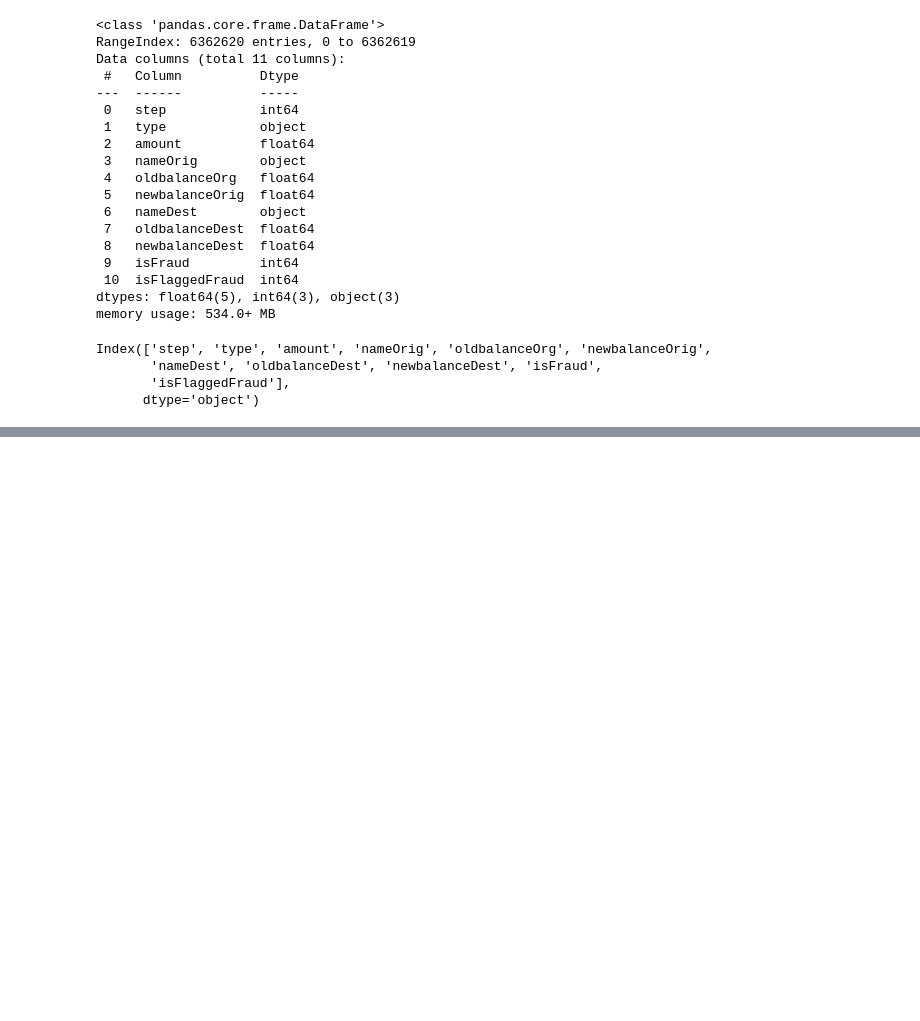
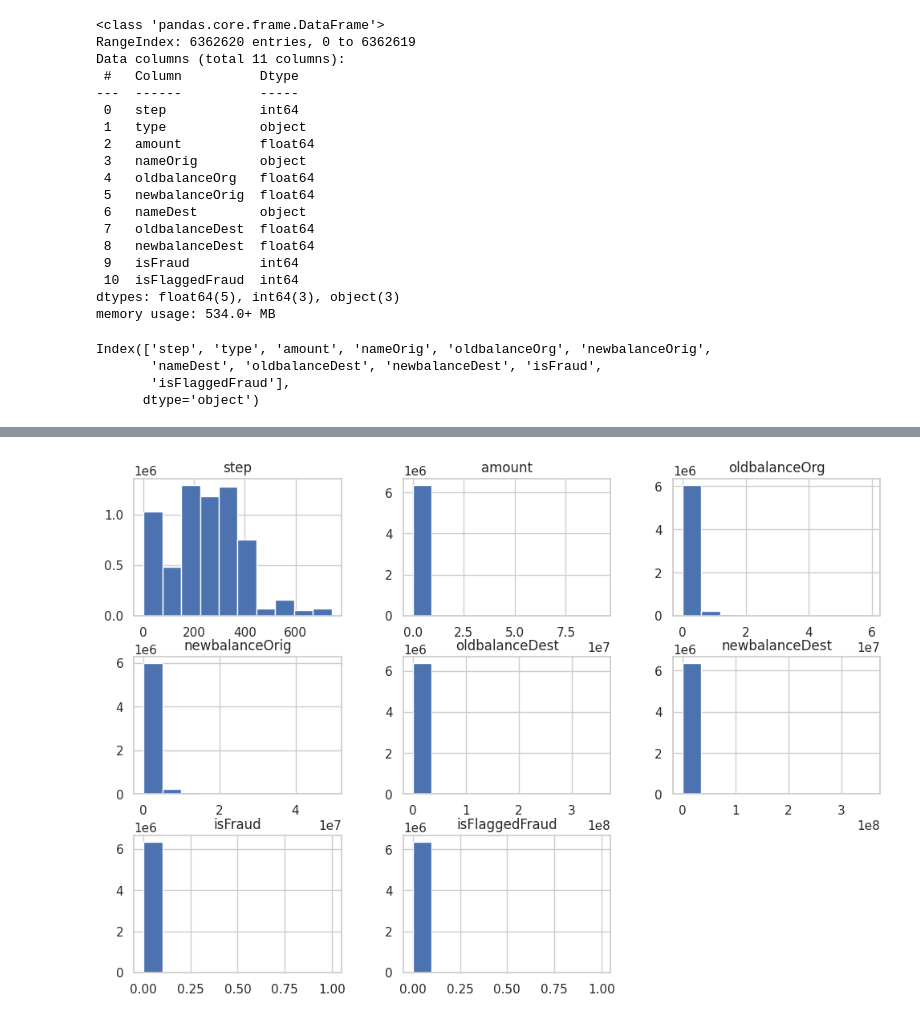
Before and after one commit to AGADA-BI/Credit-Card-Fraud-Detection-using-xgboost, a Jupyter notebook: Credit_card_fraud_detection_model.ipynb, the cells around one changed output, grey strips where cells are left out. Cells and saved outputs as stored; diff of their text form; code cells hidden in the pictures; blank space fills up the shorter version.

```diff
--- a/Credit_card_fraud_detection_model.ipynb
+++ b/Credit_card_fraud_detection_model.ipynb
@@ -48,0 +104,5 @@ Index(['step', 'type', 'amount', 'nameOrig', 'oldbalanceOrg', 'newbalanceOrig',
+# %%
+df.hist(figsize=(12,8))
+plt.show()
+# %% [output]
+[figure, added]
```
Also changed, not shown: parts of 10 cells of this notebook.
